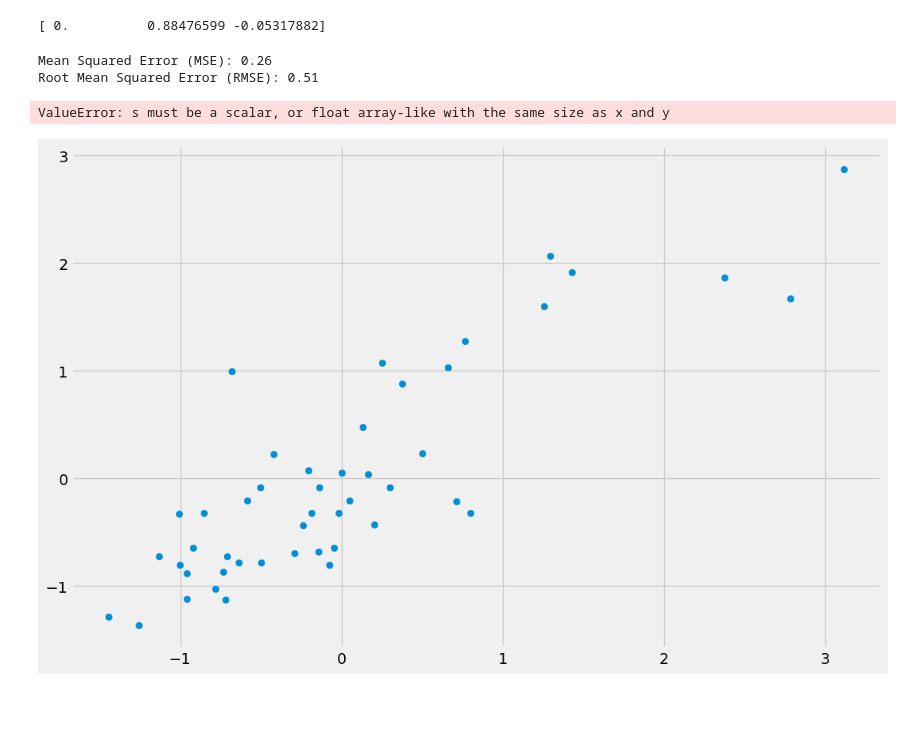
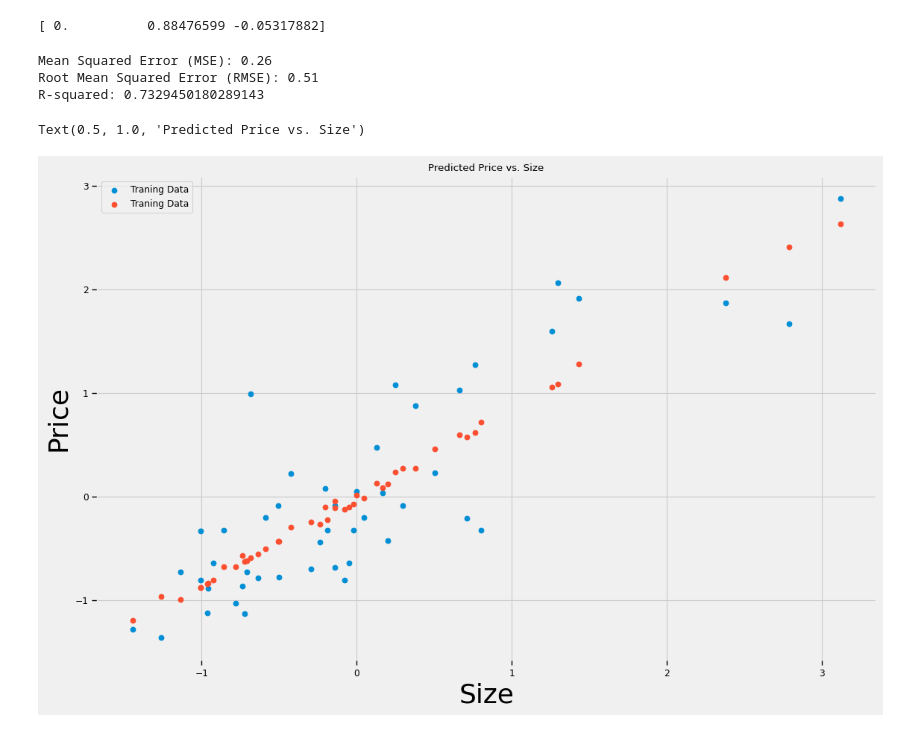
Before and after one commit to RFUNN/-, a Jupyter notebook: Лабораторная_работа_линейная_регрессия.ipynb, the cells around one changed output. Cells and saved outputs as stored; diff of their text form; code cells hidden in the pictures; blank space fills up the shorter version.

```diff
--- a/Лабораторная_работа_линейная_регрессия.ipynb
+++ b/Лабораторная_работа_линейная_регрессия.ipynb
@@ -145,0 +356,19 @@ plt.show()
+# %%
+#g = sns.pairplot(data, hue='Price', markers='*')
+
+g=sns.pairplot(
+    data,
+    x_vars=["Size", "Bedrooms"],
+    y_vars=["Price"],
+)
+for ax in g.axes.flat:
+    ax.tick_params(axis='both', labelleft=True, labelbottom=True)
+
+g.fig.set_size_inches(15,7)
+
+plt.subplots_adjust(wspace=0.5, hspace=0.3)
+
+sns.set_context("paper", rc={"axes.labelsize":26})
+
+
+plt.show()
@@ -272,6 +529,8 @@ rmse = np.sqrt(mse)
 
 print(f"Mean Squared Error (MSE): {mse:.2f}")
 print(f"Root Mean Squared Error (RMSE): {rmse:.2f}")
+print("R-squared:", r2_score(y, y_pred))
 # %% [output]
 Mean Squared Error (MSE): 0.26
 Root Mean Squared Error (RMSE): 0.51
+R-squared: 0.7329450180289143
@@ -281,12 +537,14 @@ f = model.predict(X).flatten()
 # %%
+
+
 fig, ax = plt.subplots(figsize=(12,8))
 #ax.plot(X, f, 'r', label='Price')
 ax.scatter(data.Size, data.Price, label='Traning Data')
-ax.scatter(x, f, 'r', label='Traning Data')
+ax.scatter(data.Size, y_pred, label='Traning Data')
 ax.legend(loc=2)
 ax.set_xlabel('Size')
 ax.set_ylabel('Price')
 ax.set_title('Predicted Price vs. Size')
 # %% [output]
-ValueError: s must be a scalar, or float array-like with the same size as x and y
+Text(0.5, 1.0, 'Predicted Price vs. Size')
-[figure, old version]
+[figure, new version]
```
Also changed, not shown: parts of 51 cells of this notebook.
